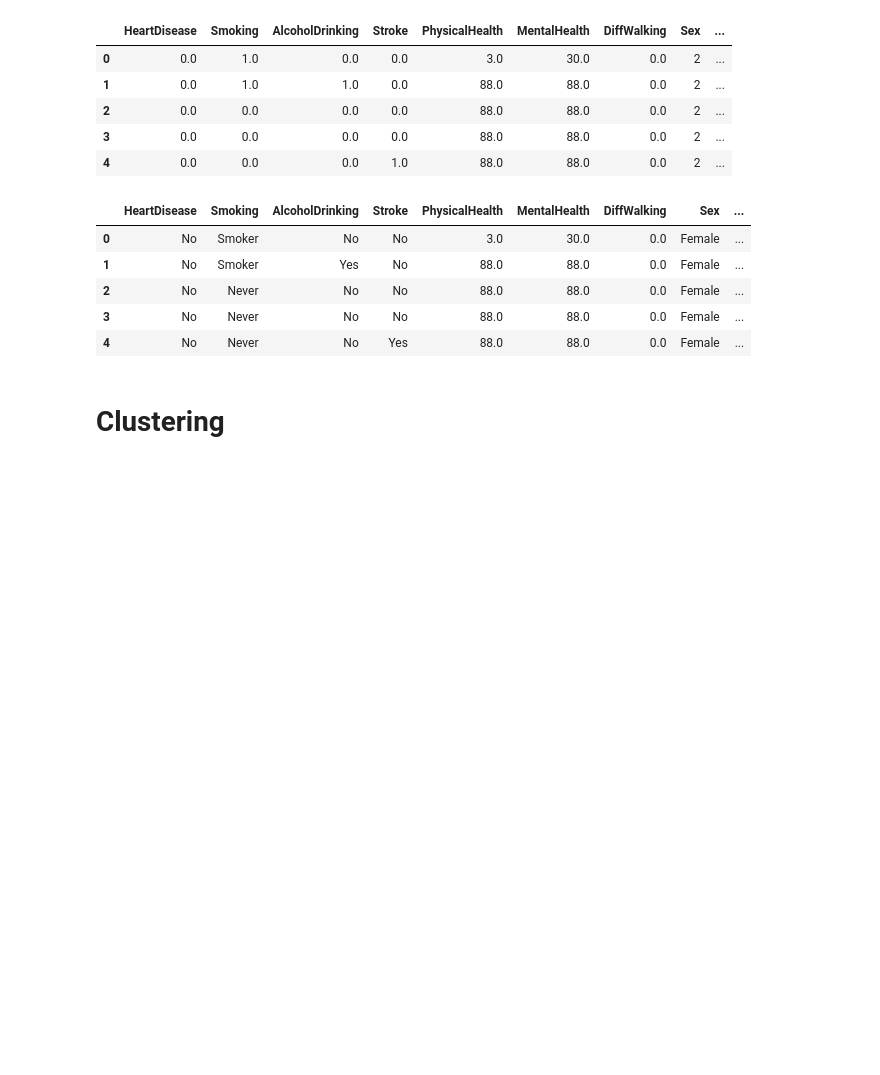
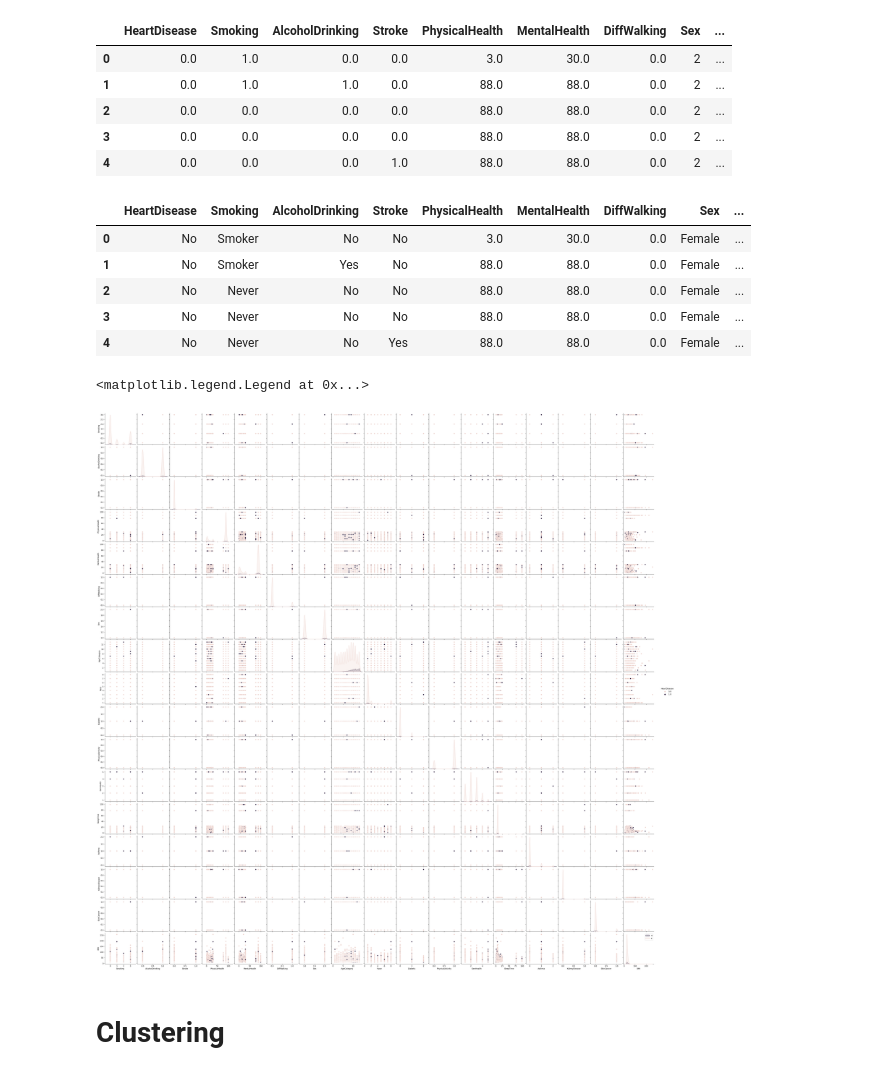
Before and after one commit to yahyamomtaz/Heart-Attack-Project, a Jupyter notebook: heart-attack-complete-project.ipynb, the cells around one changed output. Cells and saved outputs as stored; diff of their text form; code cells hidden in the pictures; blank space fills up the shorter version.

```diff
--- a/heart-attack-complete-project.ipynb
+++ b/heart-attack-complete-project.ipynb
@@ -328,6 +388,8 @@ A value is trying to be set on a copy of a slice from a DataFrame
 
 See the caveats in the documentation: https://pandas.pydata.org/pandas-docs/stable/user_guide/indexing.html#returning-a-view-versus-a-copy
   df['BMI'].iloc[i] = df['Weight'].iloc[i] / (height_inches ** 2) * 703
+# %%
+df.drop_duplicates(inplace=True)
 # %%
 df.head(10)
 # %% [output]
@@ -552,6 +671,12 @@ imputed_df.head()
 | 4 | No | Never | No | Yes | 88.0 | 88.0 | 0.0 | Female | ... |
 # %%
 imputed_df.to_csv('categorical_data.csv', index=True)
+# %%
+sns.pairplot(data = df , hue= 'HeartDisease')
+plt.legend('HeartDisease')
+# %% [output]
+<matplotlib.legend.Legend at 0x...>
+[figure, added]
 # %% [markdown]
 # Clustering
 # %%
```
Also changed, not shown: parts of 8 cells of this notebook.
